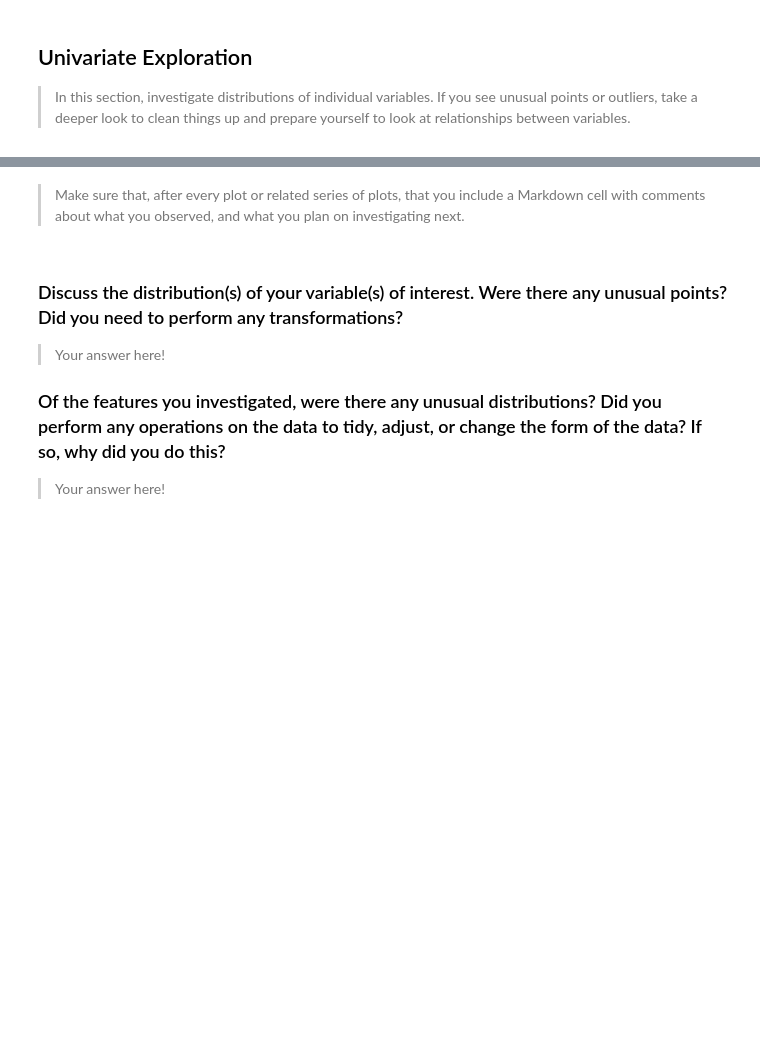
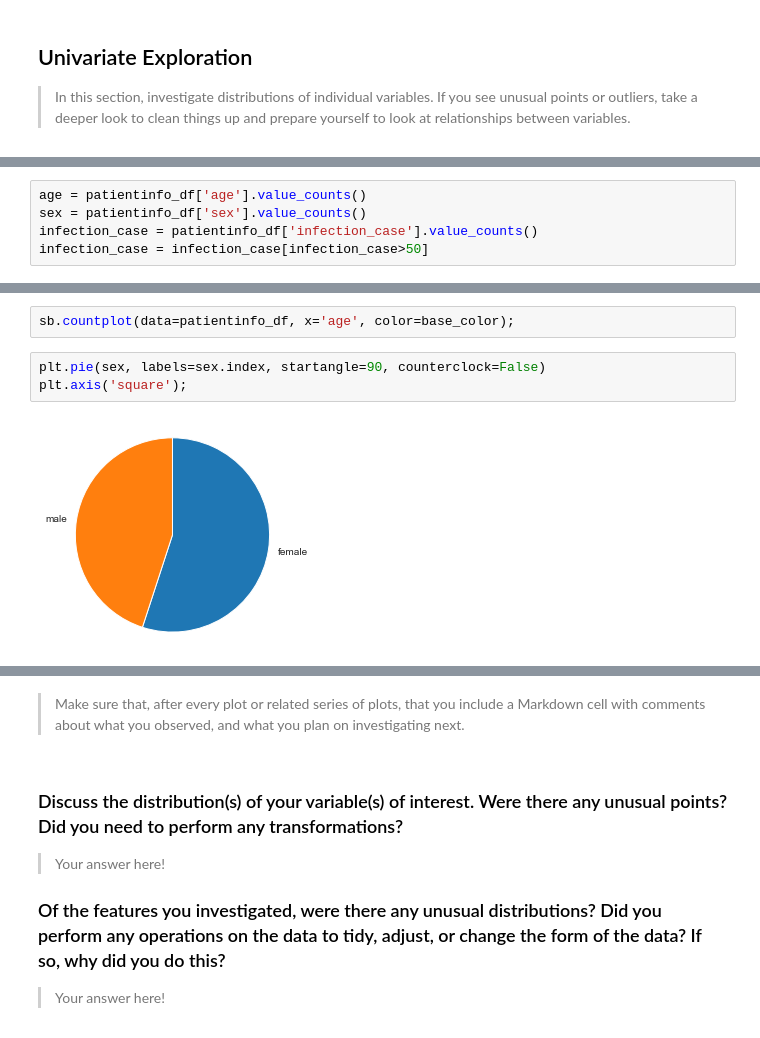
Before and after one commit to iamjakkie/CovidDataAnalysis, a Jupyter notebook: exploration_template.ipynb, the cells around one changed output, grey strips where cells are left out. Drawn from its saved outputs; the diff is of its cells as text; blank space fills up the shorter version.

```diff
--- a/exploration_template.ipynb
+++ b/exploration_template.ipynb
@@ -36,0 +172,5 @@ and prepare yourself to look at relationships between variables.
+# %%
+age = patientinfo_df['age'].value_counts()
+sex = patientinfo_df['sex'].value_counts()
+infection_case = patientinfo_df['infection_case'].value_counts()
+infection_case = infection_case[infection_case>50]
@@ -36,0 +186,7 @@ and prepare yourself to look at relationships between variables.
+# %%
+sb.countplot(data=patientinfo_df, x='age', color=base_color);
+# %%
+plt.pie(sex, labels=sex.index, startangle=90, counterclock=False)
+plt.axis('square');
+# %% [output]
+[figure, added]
```
Also changed, not shown: parts of 30 cells of this notebook, 1 other file.
